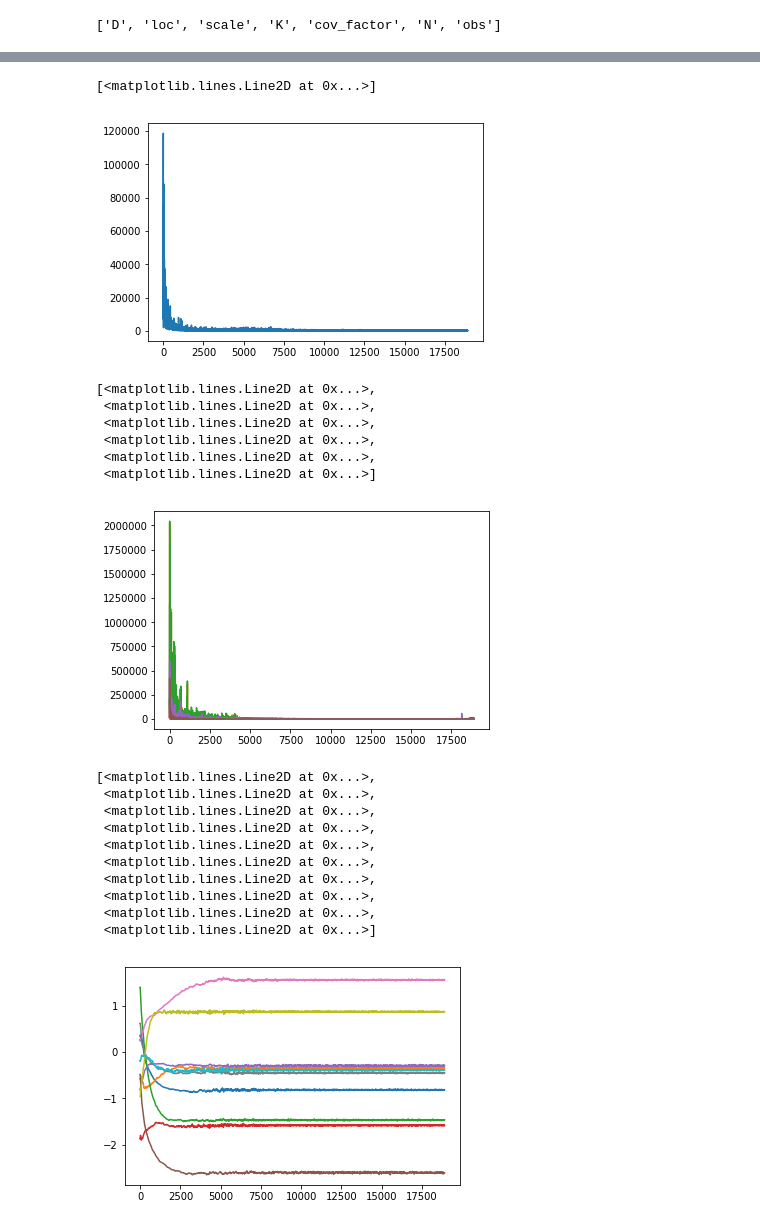
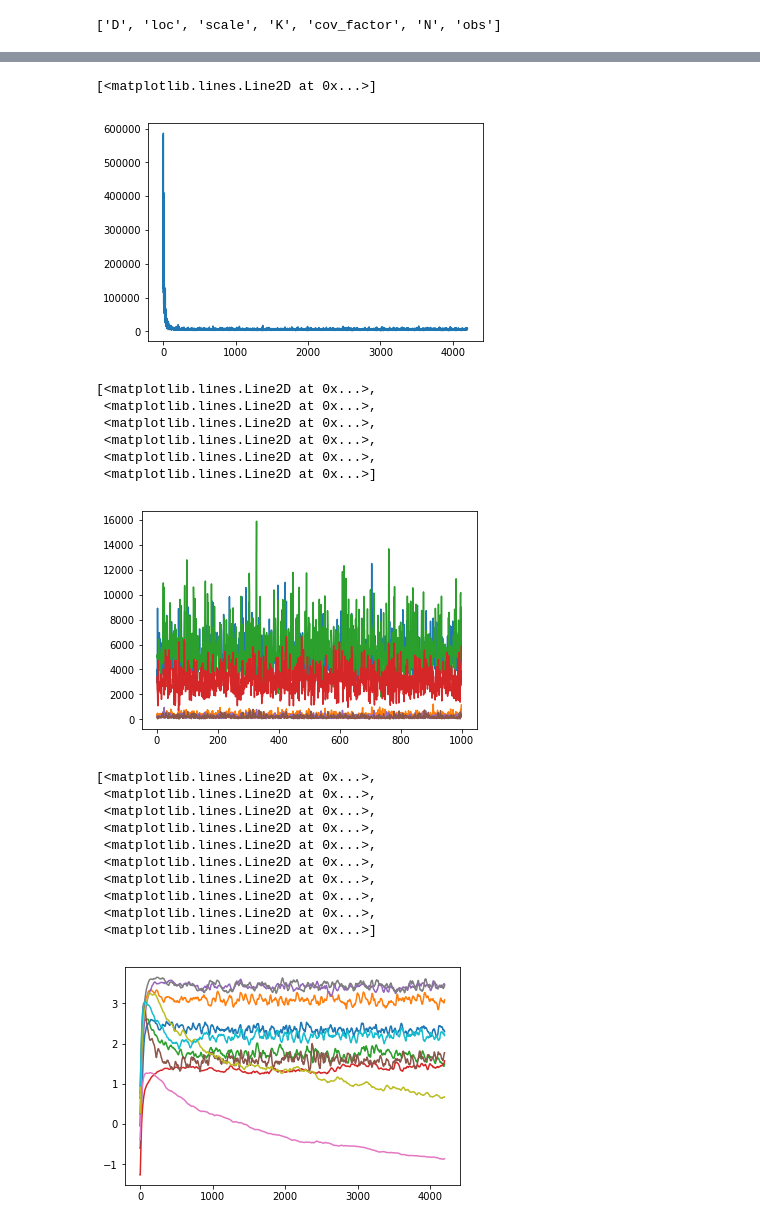
Before and after one commit to deoxyribose/compositions_mixtures_factors, a Jupyter notebook: vi_vs_mcmc/factorVIfactorTransfer.ipynb, the cells around one changed output, grey strips where cells are left out. Cells and saved outputs as stored; diff of their text form; code cells hidden in the pictures.

```diff
--- a/vi_vs_mcmc/factorVIfactorTransfer.ipynb
+++ b/vi_vs_mcmc/factorVIfactorTransfer.ipynb
@@ -237,20 +224,20 @@ dict_keys(['scale_loc', 'cov_factor_loc_7', 'cov_factor_scale_7', 'loc_loc', 'sc
 # %%
-plt.plot(gradient_norms['loc_loc'])
+plt.plot(gradient_norms['scale_loc'])
 # %% [output]
 [<matplotlib.lines.Line2D at 0x...>]
-[figure, old version]
+[figure, new version]
 # %%
-plt.plot(np.array(list(gradient_norms.values())).T)
+plt.plot(np.array(list(gradient_norms.values()))[:,-1000:].T)
 # %% [output]
 [<matplotlib.lines.Line2D at 0x...>,
  <matplotlib.lines.Line2D at 0x...>,
  <matplotlib.lines.Line2D at 0x...>,
  <matplotlib.lines.Line2D at 0x...>,
  <matplotlib.lines.Line2D at 0x...>,
  <matplotlib.lines.Line2D at 0x...>]
-[figure, old version]
+[figure, new version]
 # %%
-plt.plot(param_history['loc_loc'].detach().numpy())
+plt.plot(param_history['scale_loc'].detach().numpy())
 # %% [output]
 [<matplotlib.lines.Line2D at 0x...>,
  <matplotlib.lines.Line2D at 0x...>,
@@ -262,4 +249,4 @@ plt.plot(param_history['loc_loc'].detach().numpy())
  <matplotlib.lines.Line2D at 0x...>,
  <matplotlib.lines.Line2D at 0x...>,
  <matplotlib.lines.Line2D at 0x...>]
-[figure, old version]
+[figure, new version]
```
Also changed, not shown: parts of 28 cells of this notebook.
